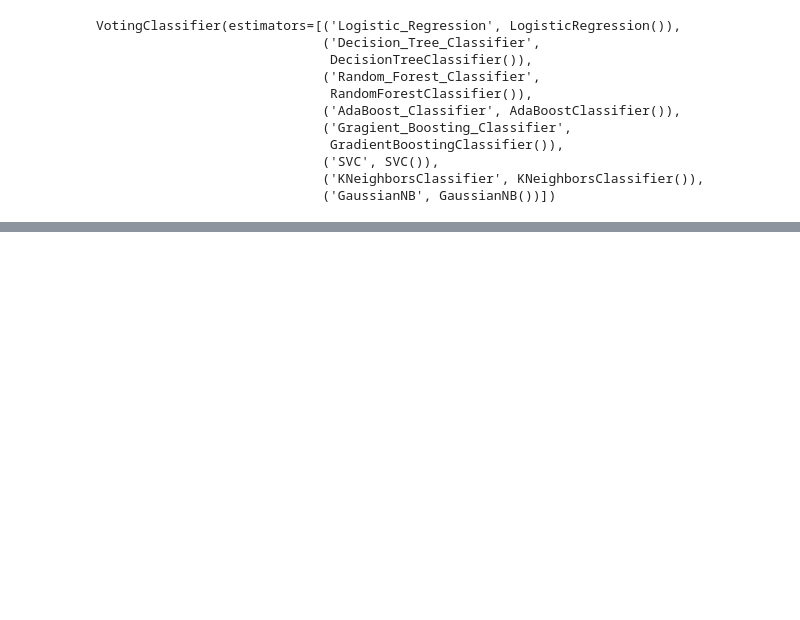
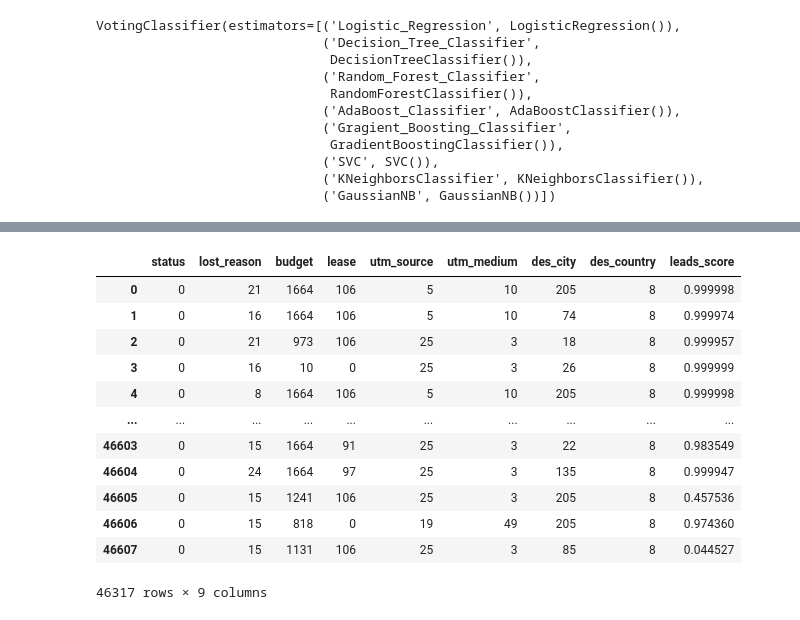
Before and after one commit to msalihk1git/Customer_Lead_score_prediction, a Jupyter notebook: Lead_Score_prediction.ipynb, the cells around one changed output, grey strips where cells are left out. Cells and saved outputs as stored; diff of their text form; code cells hidden in the pictures; blank space fills up the shorter version.

```diff
--- a/Lead_Score_prediction.ipynb
+++ b/Lead_Score_prediction.ipynb
@@ -514,16 +514,3 @@ VotingClassifier(estimators=[('Logistic_Regression', LogisticRegression()),
                              ('SVC', SVC()),
                              ('KNeighborsClassifier', KNeighborsClassifier()),
                              ('GaussianNB', GaussianNB())])
-# %%
-log =LogisticRegression()
-dtc =DecisionTreeClassifier()
-rf = RandomForestClassifier()
-adb = AdaBoostClassifier()
-grad = GradientBoostingClassifier()
-svc = SVC()
-knn = KNeighborsClassifier()
-nbc = GaussianNB()
-
-voting=VotingClassifier(estimators=[("Logistic_Regression",log),("Decision_Tree_Classifier",dtc),("Random_Forest_Classifier",rf),("AdaBoost_Classifier",adb),("Gragient_Boosting_Classifier",grad),("SVC",svc),("KNeighborsClassifier",knn),("GaussianNB",nbc)],voting="hard")
-
-voting.fit(X_train_res,y_train_res)
@@ -661,2 +664,16 @@ df2['leads_score']= prediction
 # %%
-df2.head(100)
+df2
+# %% [output]
+|  | status | lost_reason | budget | lease | utm_source | utm_medium | des_city | des_country | leads_score |
+| 0 | 0 | 21 | 1664 | 106 | 5 | 10 | 205 | 8 | 0.999998 |
+| 1 | 0 | 16 | 1664 | 106 | 5 | 10 | 74 | 8 | 0.999974 |
+| 2 | 0 | 21 | 973 | 106 | 25 | 3 | 18 | 8 | 0.999957 |
+| 3 | 0 | 16 | 10 | 0 | 25 | 3 | 26 | 8 | 0.999999 |
+| 4 | 0 | 8 | 1664 | 106 | 5 | 10 | 205 | 8 | 0.999998 |
+| ... | ... | ... | ... | ... | ... | ... | ... | ... | ... |
+| 46603 | 0 | 15 | 1664 | 91 | 25 | 3 | 22 | 8 | 0.983549 |
+| 46604 | 0 | 24 | 1664 | 97 | 25 | 3 | 135 | 8 | 0.999947 |
+| 46605 | 0 | 15 | 1241 | 106 | 25 | 3 | 205 | 8 | 0.457536 |
+| 46606 | 0 | 15 | 818 | 0 | 19 | 49 | 205 | 8 | 0.974360 |
+| 46607 | 0 | 15 | 1131 | 106 | 25 | 3 | 85 | 8 | 0.044527 |
+46317 rows × 9 columns
```
Also changed, not shown: parts of 12 cells of this notebook.
